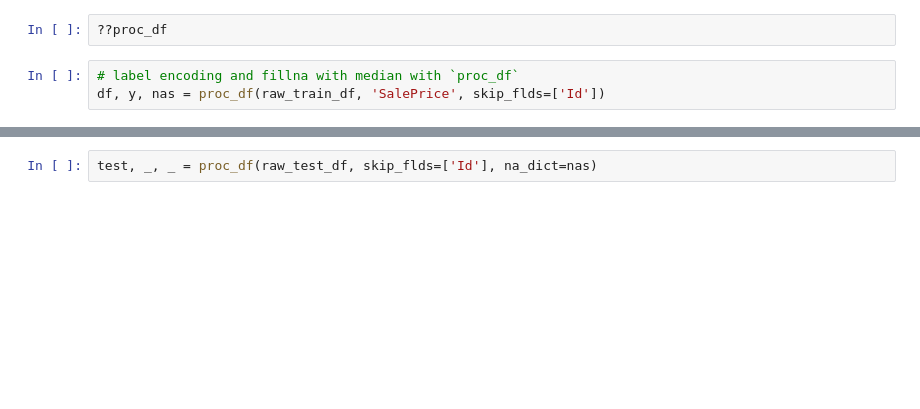
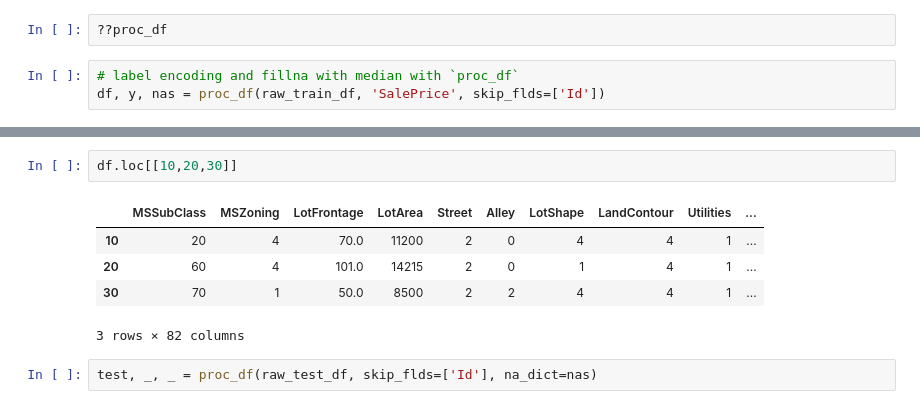
Before and after one commit to ademyanchuk/fasta_ml_course, a Jupyter notebook: lesson1-house_price.ipynb, the cells around one changed output, grey strips where cells are left out. Cells and saved outputs as stored; diff of their text form; blank space fills up the shorter version.

```diff
--- a/lesson1-house_price.ipynb
+++ b/lesson1-house_price.ipynb
@@ -176,2 +194,10 @@ df, y, nas = proc_df(raw_train_df, 'SalePrice', skip_flds=['Id'])
+# %%
+df.loc[[10,20,30]]
+# %% [output]
+|  | MSSubClass | MSZoning | LotFrontage | LotArea | Street | Alley | LotShape | LandContour | Utilities | ... |
+| 10 | 20 | 4 | 70.0 | 11200 | 2 | 0 | 4 | 4 | 1 | ... |
+| 20 | 60 | 4 | 101.0 | 14215 | 2 | 0 | 1 | 4 | 1 | ... |
+| 30 | 70 | 1 | 50.0 | 8500 | 2 | 2 | 4 | 4 | 1 | ... |
+3 rows × 82 columns
 # %%
 test, _, _ = proc_df(raw_test_df, skip_flds=['Id'], na_dict=nas)
```
Also changed, not shown: parts of 48 cells of this notebook.
